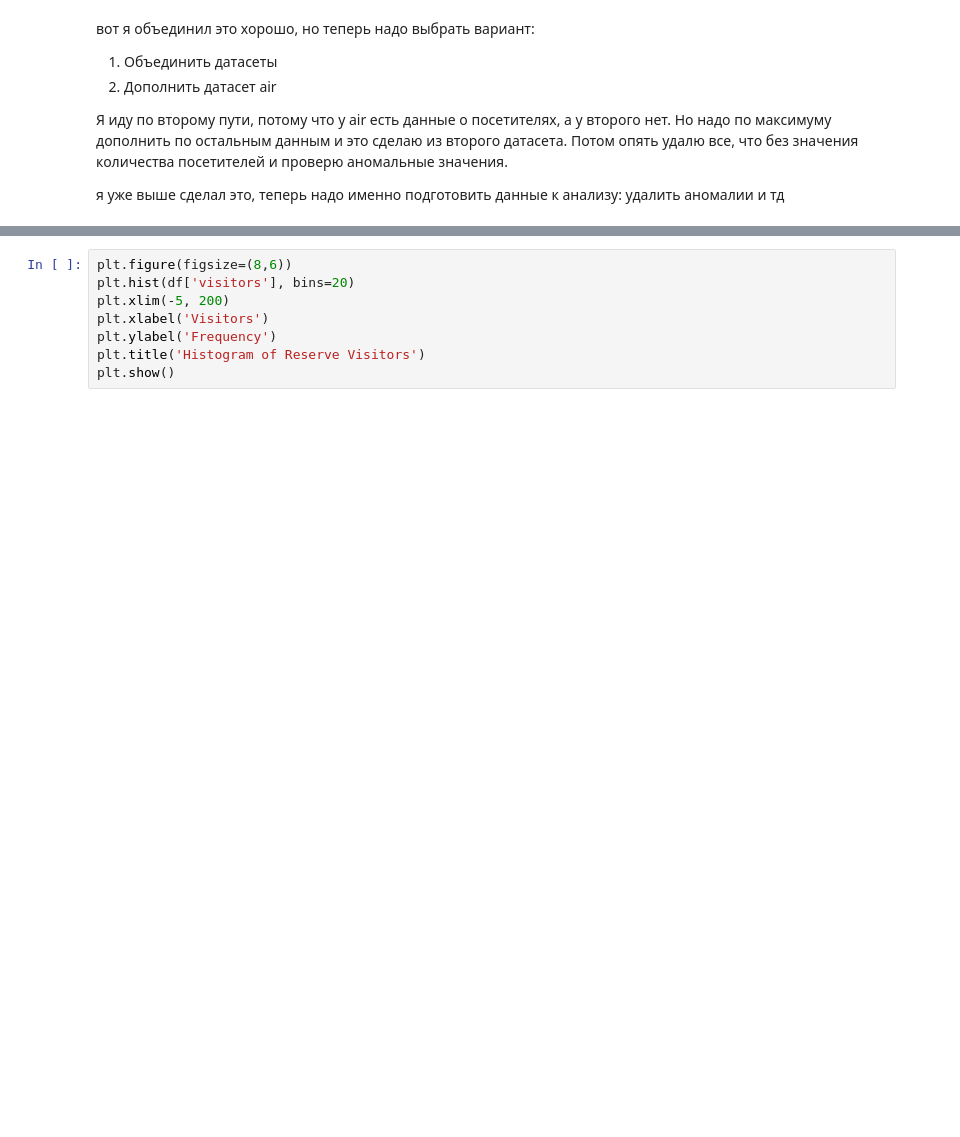
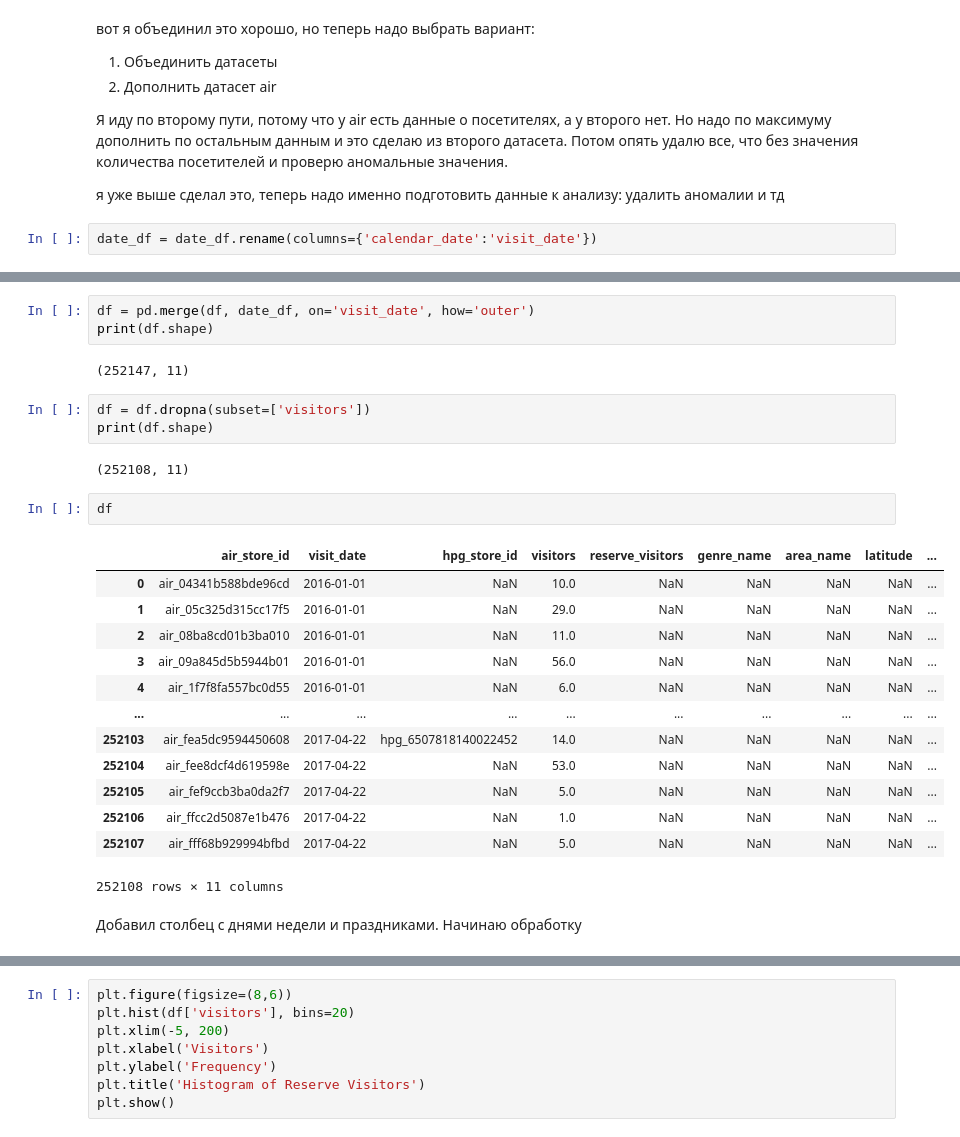
Before and after one commit to FEDOROV-ALEXANDER/ML_kurs2022, a Jupyter notebook: Homework/Homework2024/homework2024.ipynb, the cells around one changed output, grey strips where cells are left out. Drawn from its saved outputs; the diff is of its cells as text; blank space fills up the shorter version.

```diff
--- a/Homework/Homework2024/homework2024.ipynb
+++ b/Homework/Homework2024/homework2024.ipynb
@@ -283,3 +283,5 @@ df
  Я иду по второму пути, потому что у air есть данные о посетителях, а у второго нет. Но надо по максимуму дополнить по остальным данным и это сделаю из второго датасета. Потом опять удалю все, что без значения количества посетителей и проверю аномальные значения.
 
 я уже выше сделал это, теперь надо именно подготовить данные к анализу: удалить аномалии и тд
+# %%
+date_df = date_df.rename(columns={'calendar_date':'visit_date'})
@@ -285,0 +304,28 @@ df
+# %%
+df = pd.merge(df, date_df, on='visit_date', how='outer')
+print(df.shape)
+# %% [output]
+(252147, 11)
+# %%
+df = df.dropna(subset=['visitors'])
+print(df.shape)
+# %% [output]
+(252108, 11)
+# %%
+df
+# %% [output]
+|  | air_store_id | visit_date | hpg_store_id | visitors | reserve_visitors | genre_name | area_name | latitude | ... |
+| 0 | air_04341b588bde96cd | 2016-01-01 | NaN | 10.0 | NaN | NaN | NaN | NaN | ... |
+| 1 | air_05c325d315cc17f5 | 2016-01-01 | NaN | 29.0 | NaN | NaN | NaN | NaN | ... |
+| 2 | air_08ba8cd01b3ba010 | 2016-01-01 | NaN | 11.0 | NaN | NaN | NaN | NaN | ... |
+| 3 | air_09a845d5b5944b01 | 2016-01-01 | NaN | 56.0 | NaN | NaN | NaN | NaN | ... |
+| 4 | air_1f7f8fa557bc0d55 | 2016-01-01 | NaN | 6.0 | NaN | NaN | NaN | NaN | ... |
+| ... | ... | ... | ... | ... | ... | ... | ... | ... | ... |
+| 252103 | air_fea5dc9594450608 | 2017-04-22 | hpg_6507818140022452 | 14.0 | NaN | NaN | NaN | NaN | ... |
+| 252104 | air_fee8dcf4d619598e | 2017-04-22 | NaN | 53.0 | NaN | NaN | NaN | NaN | ... |
+| 252105 | air_fef9ccb3ba0da2f7 | 2017-04-22 | NaN | 5.0 | NaN | NaN | NaN | NaN | ... |
+| 252106 | air_ffcc2d5087e1b476 | 2017-04-22 | NaN | 1.0 | NaN | NaN | NaN | NaN | ... |
+| 252107 | air_fff68b929994bfbd | 2017-04-22 | NaN | 5.0 | NaN | NaN | NaN | NaN | ... |
+252108 rows × 11 columns
+# %% [markdown]
+Добавил столбец с днями недели и праздниками. Начинаю обработку
```
Also changed, not shown: parts of 11 cells of this notebook.
